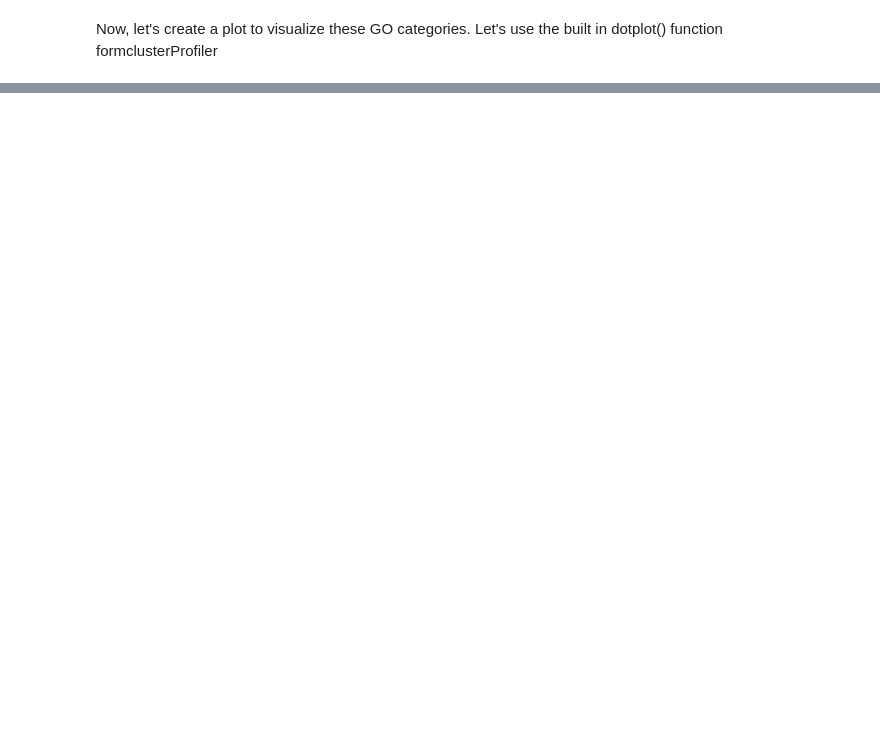
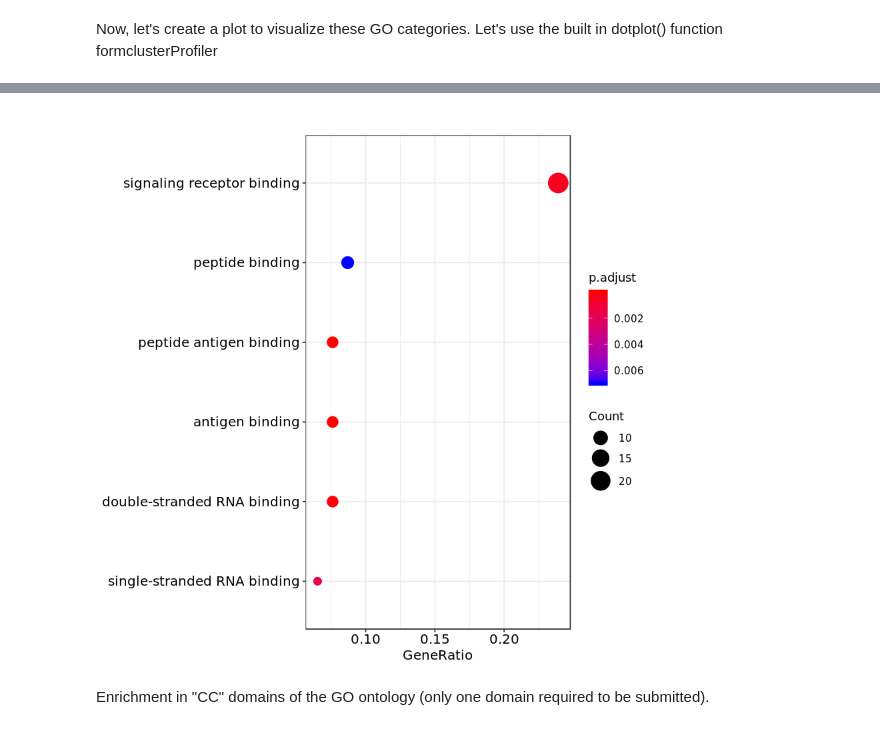
Before and after one commit to turoger/Applied-Bioinformatics-HW, a Jupyter notebook: Unit2-RNAseq/3.8_Enrichment_Analysis_2.ipynb, the cells around one changed output, grey strips where cells are left out. Saved outputs shown, nothing was run; the diff lists cells and outputs as text; code cells hidden in the pictures; blank space fills up the shorter version.

```diff
--- a/Unit2-RNAseq/3.8_Enrichment_Analysis_2.ipynb
+++ b/Unit2-RNAseq/3.8_Enrichment_Analysis_2.ipynb
@@ -341,0 +345,13 @@ dotplot(ego, showCategory=10)
+# %%
+resFilteredSorted.diff.up <- resFilteredSorted[resFilteredSorted$log2FoldChange >= 1 & resFilteredSorted$padj <= 0.05,]
+# %%
+ego.up <- enrichGO(gene = rownames(resFilteredSorted.diff.up),
+                universe = rownames(resFilteredSorted),
+                OrgDb = org.Hs.eg.db,
+                keyType = "ENSEMBL",
+                ont = "BP",
+                pAdjustMethod = "BH",
+                pvalueCutoff  = 0.01,
+                qvalueCutoff  = 0.05,
+               maxGSSize = 5000,
+               minGSSize = 10)
@@ -341,0 +388,11 @@ dotplot(ego, showCategory=10)
+# %%
+ego.up.MF <- enrichGO(gene = rownames(resFilteredSorted.diff.up),
+                universe = rownames(resFilteredSorted),
+                OrgDb = org.Hs.eg.db,
+                keyType = "ENSEMBL",
+                ont = "MF",
+                pAdjustMethod = "BH",
+                pvalueCutoff  = 0.01,
+                qvalueCutoff  = 0.05,
+               maxGSSize = 5000,
+               minGSSize = 10)
@@ -341,0 +409,6 @@ dotplot(ego, showCategory=10)
+# %%
+dotplot(ego.up.MF, showCategory=15)
+# %% [output]
+[figure, added]
+# %% [markdown]
+Enrichment in "CC" domains of the GO ontology (only one domain required to be submitted).
```
Also changed, not shown: parts of 20 cells of this notebook, 7 other files.
